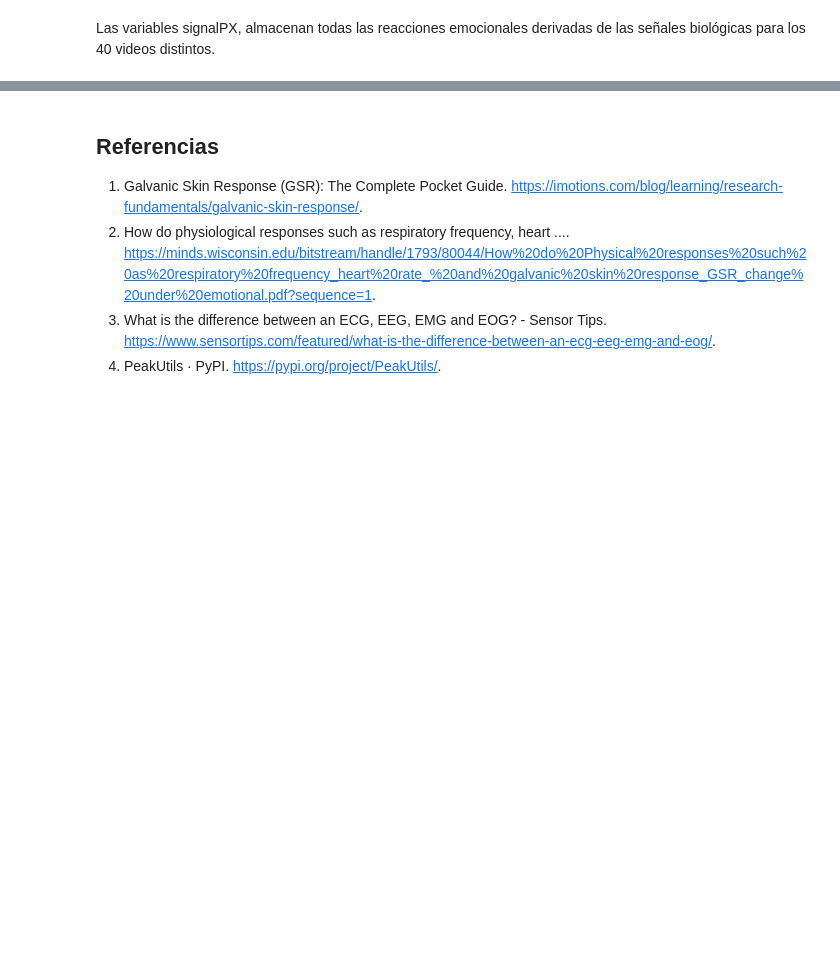
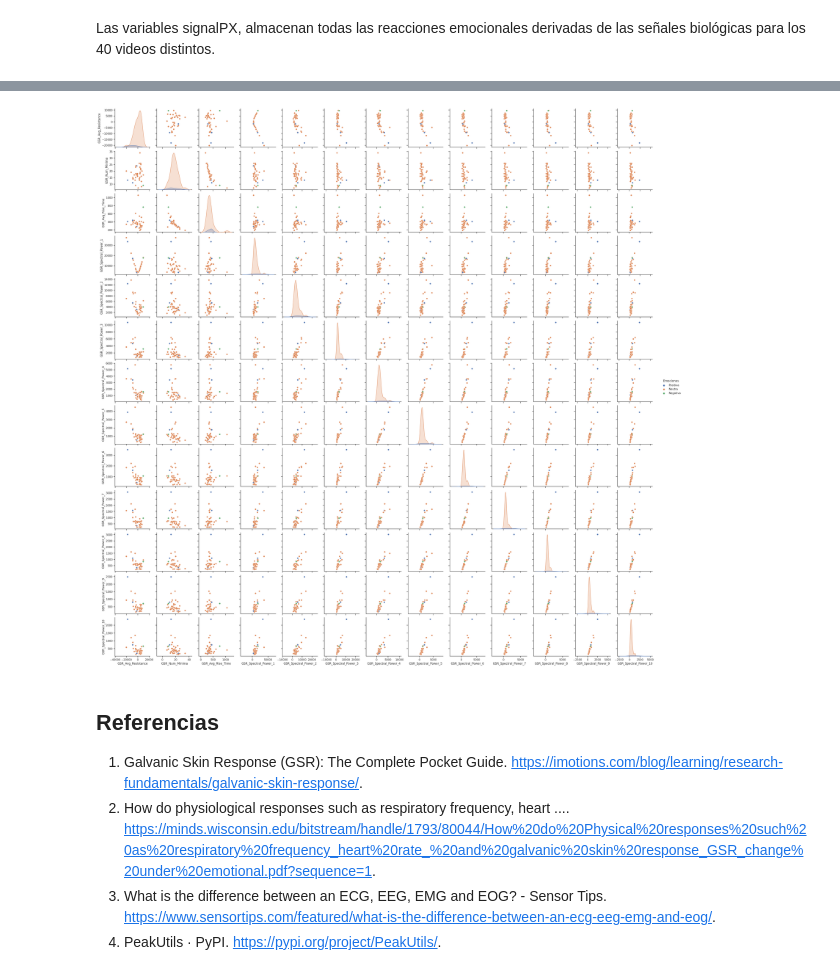
Before and after one commit to Pablo9925/Mini-proyecto-1, a Jupyter notebook: miniproyecto1.ipynb, the cells around one changed output, grey strips where cells are left out. Drawn from its saved outputs; the diff is of its cells as text; code cells hidden in the pictures; blank space fills up the shorter version.

Commit message:
Update miniproyecto1.ipynb
Se caracterizó las emociones con base en arousal y valence. Además, se modificó la extracción de características de GSR

```diff
--- a/miniproyecto1.ipynb
+++ b/miniproyecto1.ipynb
@@ -127 +137,4 @@ def design_filter(signal_input,f_type, f_order, f_cutoff, fs, filter_type):
+# %%
+# Se añaden las emociones en un dataframe
+df = pd.DataFrame({'Emociones': emociones}, index=[f'Video {i+1}' for i in range(40)])
 # %% [markdown]
@@ -158,2 +180,28 @@ def gsr_features(gsr_signal, fs):
-# %%
-avg_resistance, num_minima, avg_rise_time, spectral_power = gsr_features(GSRP1, fs)
+# %%
+# Se normaliza con el objeto MinMaxScaler
+scaler = MinMaxScaler()
+
+column_titles = ['GSR_Avg_Resistance', 'GSR_Num_Minima', 'GSR_Avg_Rise_Time']
+
+# Creación de una lista para almacenar los DataFrames temporales de cada video
+dfs = []
+
+# Se itera a través de las señales GSR y extraer características
+for video_index in range(40):
+    gsr_signal = signalsP1[video_index, 36, :]
+    normalized_gsr_signal = scaler.fit_transform(gsr_signal.reshape(-1, 1))
+    avg_resistance, num_minima, avg_rise_time, spectral_power = gsr_features(gsr_signal, fs)  # Extraer características
+
+    # Crear un DataFrame temporal para el video actual
+    df_video = pd.DataFrame([[avg_resistance, num_minima, avg_rise_time] + list(spectral_power[:10])],
+                            columns=column_titles + [f'GSR_Spectral_Power_{i+1}' for i in range(10)],
+                            index=[f'Video {video_index+1}'])
+
+    # Agregar el DataFrame temporal a la lista
+    dfs.append(df_video)
+
+
+# Concatenar todos los DataFrames temporales en uno solo
+df_aux = pd.concat(dfs)
+# %%
+df = df.join(df_aux) #Se une el dataframe que contiene los datos de las características de GSR con las emociones
@@ -160,3 +228,12 @@ avg_resistance, num_minima, avg_rise_time, spectral_power = gsr_features(GSRP1,
+# %%
+# Se realizan los pair plots con Seaborne
+sns.set(style="ticks")
+sns.pairplot(df,hue="Emociones")
+
+# Mostrar el gráfico
+plt.show()
+# %% [output]
+[figure, added]
 # %% [markdown]
 ## Referencias
 
```
Also changed, not shown: parts of 12 cells of this notebook.
